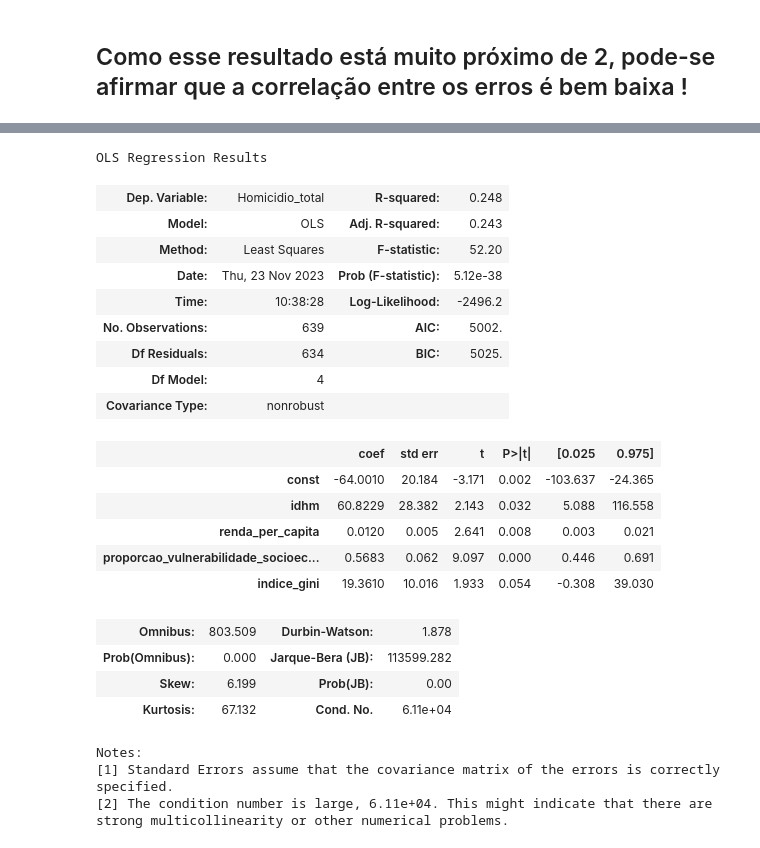
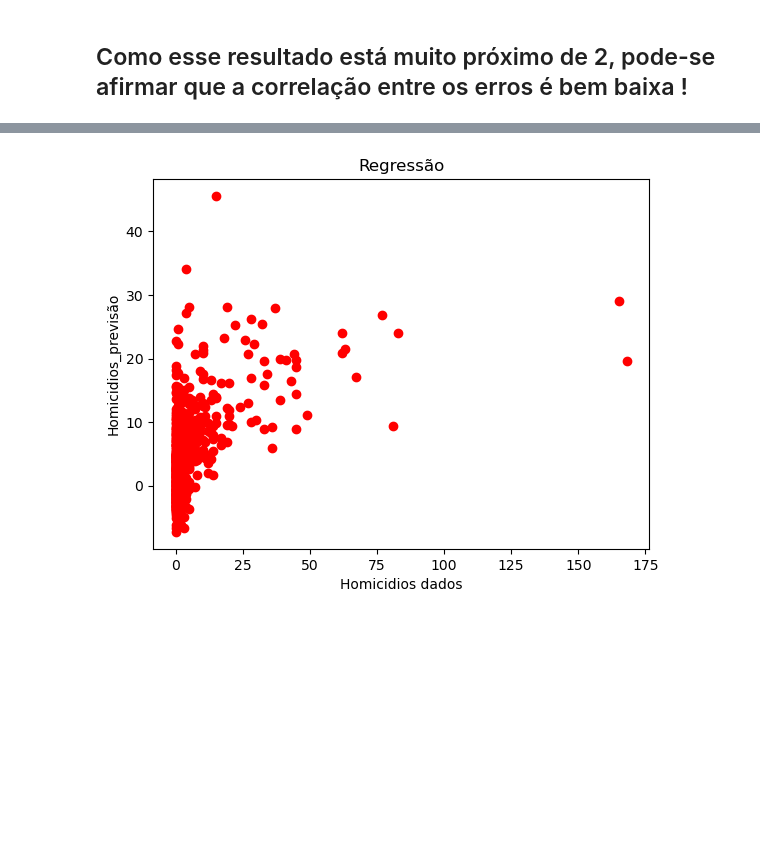
Before and after one commit to felipebns/P2_Cdados, a Jupyter notebook: p2_cdados.ipynb, the cells around one changed output, grey strips where cells are left out. Saved outputs shown, nothing was run; the diff lists cells and outputs as text; code cells hidden in the pictures; blank space fills up the shorter version.

```diff
--- a/p2_cdados.ipynb
+++ b/p2_cdados.ipynb
@@ -641,29 +398,9 @@ Y_t = tabela_sem_sp_t['Homicidio_total']
-# %%
-modelo_regress_t = regress(Y_t, X_t)
-
-modelo_regress_t.summary()
-# %% [output]
-OLS Regression Results
-| Dep. Variable: | Homicidio_total | R-squared: | 0.248 |
-| Model: | OLS | Adj. R-squared: | 0.243 |
-| Method: | Least Squares | F-statistic: | 52.20 |
-| Date: | Thu, 23 Nov 2023 | Prob (F-statistic): | 5.12e-38 |
-| Time: | 10:38:28 | Log-Likelihood: | -2496.2 |
-| No. Observations: | 639 | AIC: | 5002. |
-| Df Residuals: | 634 | BIC: | 5025. |
-| Df Model: | 4 |  |  |
-| Covariance Type: | nonrobust |  |  |
-|  | coef | std err | t | P>|t| | [0.025 | 0.975] |
-| const | -64.0010 | 20.184 | -3.171 | 0.002 | -103.637 | -24.365 |
-| idhm | 60.8229 | 28.382 | 2.143 | 0.032 | 5.088 | 116.558 |
-| renda_per_capita | 0.0120 | 0.005 | 2.641 | 0.008 | 0.003 | 0.021 |
-| proporcao_vulnerabilidade_socioec... | 0.5683 | 0.062 | 9.097 | 0.000 | 0.446 | 0.691 |
-| indice_gini | 19.3610 | 10.016 | 1.933 | 0.054 | -0.308 | 39.030 |
-| Omnibus: | 803.509 | Durbin-Watson: | 1.878 |
-| Prob(Omnibus): | 0.000 | Jarque-Bera (JB): | 113599.282 |
-| Skew: | 6.199 | Prob(JB): | 0.00 |
-| Kurtosis: | 67.132 | Cond. No. | 6.11e+04 |
-Notes:
-[1] Standard Errors assume that the covariance matrix of the errors is correctly specified.
-[2] The condition number is large, 6.11e+04. This might indicate that there are
-strong multicollinearity or other numerical problems.
+# %%
+y = modelo_regress.predict()
+plt.scatter(tabela_sem_sp.Homicidio_total, y, color = 'red')
+plt.title('Regressão')
+plt.ylabel('Homicidios_previsão')
+plt.xlabel('Homicidios dados')
+plt.show()
+# %% [output]
+[figure, added]
```
Also changed, not shown: parts of 23 cells of this notebook.
